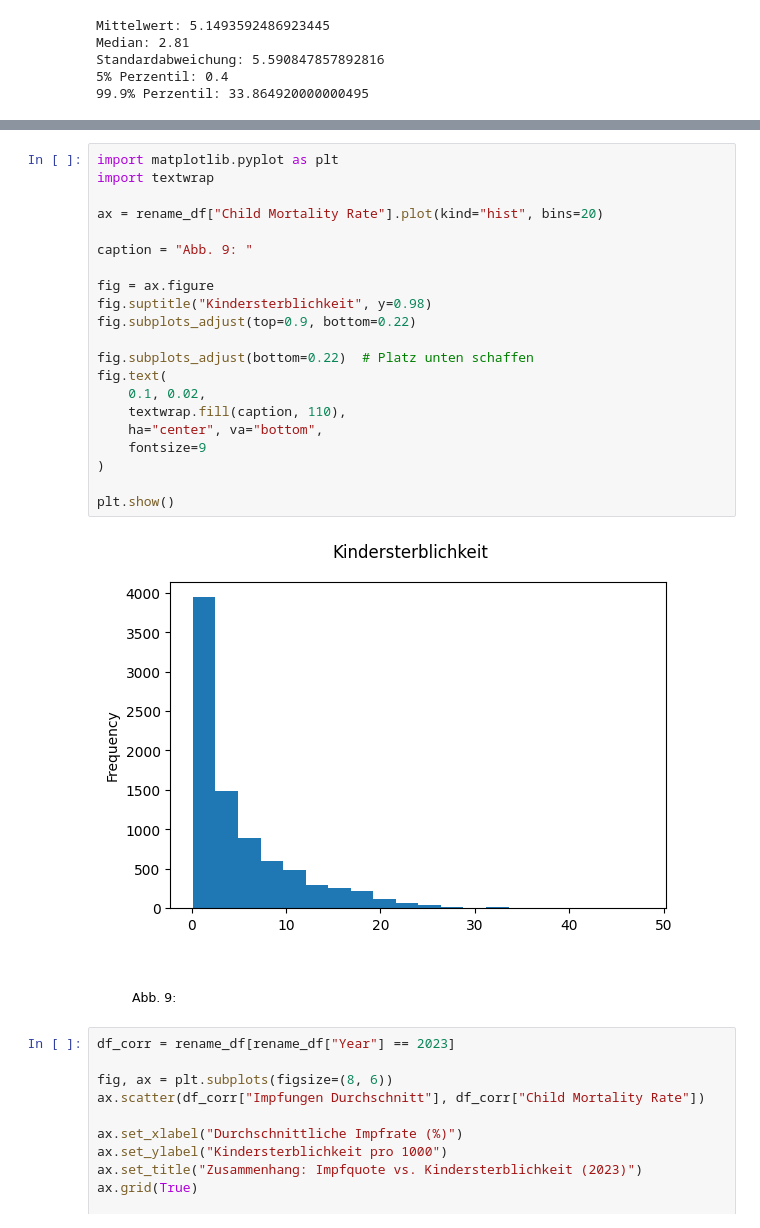
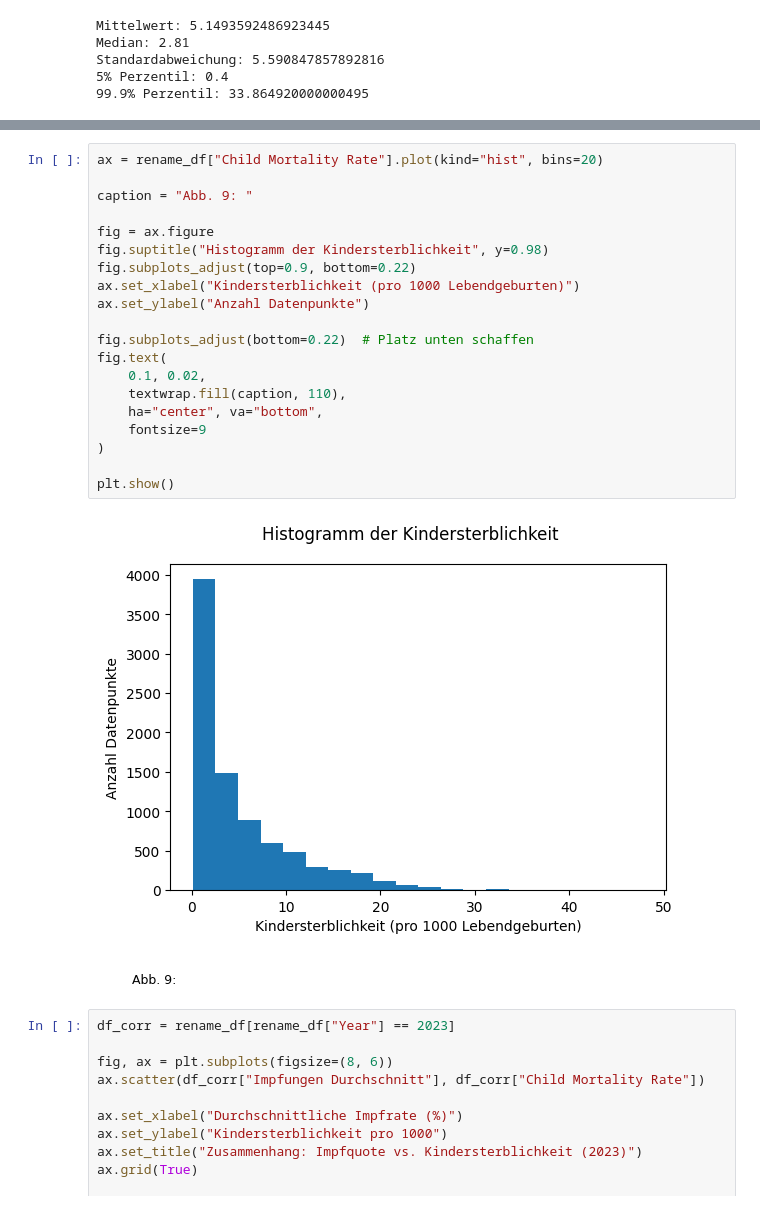
Before and after one commit to gandlea/LN-2-HS2025, a Jupyter notebook: Leistungsnachweis.ipynb, the cells around one changed output, grey strips where cells are left out. Drawn from its saved outputs; the diff is of its cells as text.

```diff
--- a/Leistungsnachweis.ipynb
+++ b/Leistungsnachweis.ipynb
@@ -656,28 +682,27 @@ rename_df.sort_values(by='Child Mortality Rate', ascending=False).head(10)
 | 5365 | Niger | NER | 1988 | NaN | NaN | NaN | ... |
 | 5362 | Niger | NER | 1985 | NaN | NaN | NaN | ... |
 # %%
-import matplotlib.pyplot as plt
-import textwrap
-
 ax = rename_df["Child Mortality Rate"].plot(kind="hist", bins=20)
 
 caption = "Abb. 9: "
 
 fig = ax.figure
-fig.suptitle("Kindersterblichkeit", y=0.98)
+fig.suptitle("Histogramm der Kindersterblichkeit", y=0.98)
 fig.subplots_adjust(top=0.9, bottom=0.22)
+ax.set_xlabel("Kindersterblichkeit (pro 1000 Lebendgeburten)")
+ax.set_ylabel("Anzahl Datenpunkte")
 
 fig.subplots_adjust(bottom=0.22)  # Platz unten schaffen
 fig.text(
     0.1, 0.02,
     textwrap.fill(caption, 110),
     ha="center", va="bottom",
     fontsize=9
 )
 
 plt.show()
 # %% [output]
-[figure, old version]
+[figure, new version]
 # %%
 df_corr = rename_df[rename_df["Year"] == 2023]
 
```
Also changed, not shown: parts of 21 cells of this notebook.
